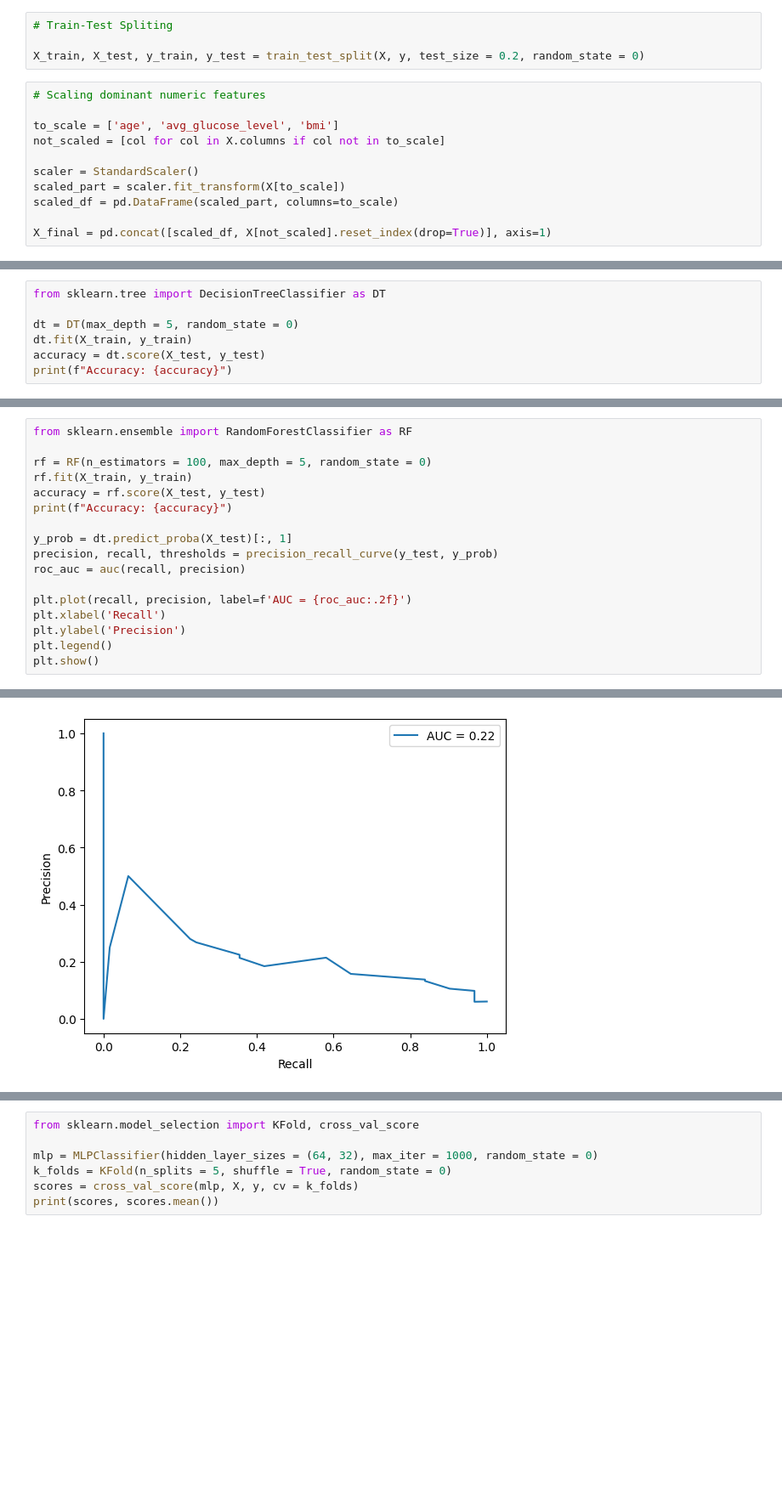
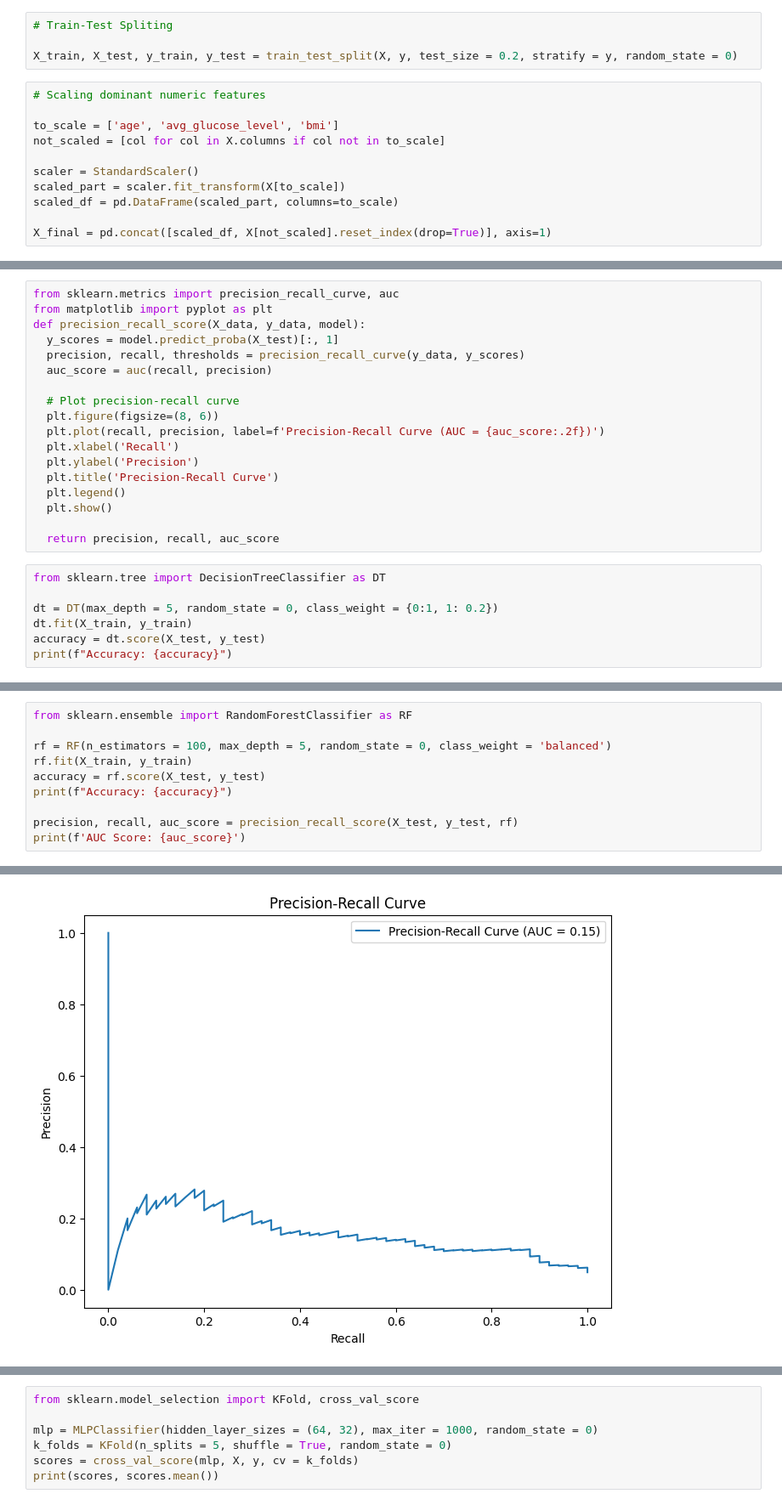
Before and after one commit to nick01as/AI-ML-starter-kit, a Jupyter notebook: ml.ipynb, the cells around one changed output, grey strips where cells are left out. Shown at 85% size. Cells and saved outputs as stored; diff of their text form; blank space fills up the shorter version.

```diff
--- a/ml.ipynb
+++ b/ml.ipynb
@@ -44,7 +44,7 @@ y = df["stroke"]
 # %%
 # Train-Test Spliting
 
-X_train, X_test, y_train, y_test = train_test_split(X, y, test_size = 0.2, random_state = 0)
+X_train, X_test, y_train, y_test = train_test_split(X, y, test_size = 0.2, stratify = y, random_state = 0)
 # %%
 # Scaling dominant numeric features
 
@@ -69,7 +69,25 @@ print(acc)
+# %%
+from sklearn.metrics import precision_recall_curve, auc
+from matplotlib import pyplot as plt
+def precision_recall_score(X_data, y_data, model):
+  y_scores = model.predict_proba(X_test)[:, 1]
+  precision, recall, thresholds = precision_recall_curve(y_data, y_scores)
+  auc_score = auc(recall, precision)
+
+  # Plot precision-recall curve
+  plt.figure(figsize=(8, 6))
+  plt.plot(recall, precision, label=f'Precision-Recall Curve (AUC = {auc_score:.2f})')
+  plt.xlabel('Recall')
+  plt.ylabel('Precision')
+  plt.title('Precision-Recall Curve')
+  plt.legend()
+  plt.show()
+
+  return precision, recall, auc_score
 # %%
 from sklearn.tree import DecisionTreeClassifier as DT
 
-dt = DT(max_depth = 5, random_state = 0)
+dt = DT(max_depth = 5, random_state = 0, class_weight = {0:1, 1: 0.2})
 dt.fit(X_train, y_train)
 accuracy = dt.score(X_test, y_test)
 print(f"Accuracy: {accuracy}")
@@ -102,18 +111,11 @@ plt.show()
 # %%
 from sklearn.ensemble import RandomForestClassifier as RF
 
-rf = RF(n_estimators = 100, max_depth = 5, random_state = 0)
+rf = RF(n_estimators = 100, max_depth = 5, random_state = 0, class_weight = 'balanced')
 rf.fit(X_train, y_train)
 accuracy = rf.score(X_test, y_test)
 print(f"Accuracy: {accuracy}")
 
-y_prob = dt.predict_proba(X_test)[:, 1]
-precision, recall, thresholds = precision_recall_curve(y_test, y_prob)
-roc_auc = auc(recall, precision)
-
-plt.plot(recall, precision, label=f'AUC = {roc_auc:.2f}')
-plt.xlabel('Recall')
-plt.ylabel('Precision')
-plt.legend()
-plt.show()
+precision, recall, auc_score = precision_recall_score(X_test, y_test, rf)
+print(f'AUC Score: {auc_score}')
 # %% [output]
@@ -121 +123 @@ Accuracy: 0.9393346379647749
-[figure, old version]
+[figure, new version]
```
Also changed, not shown: parts of 6 cells of this notebook.
